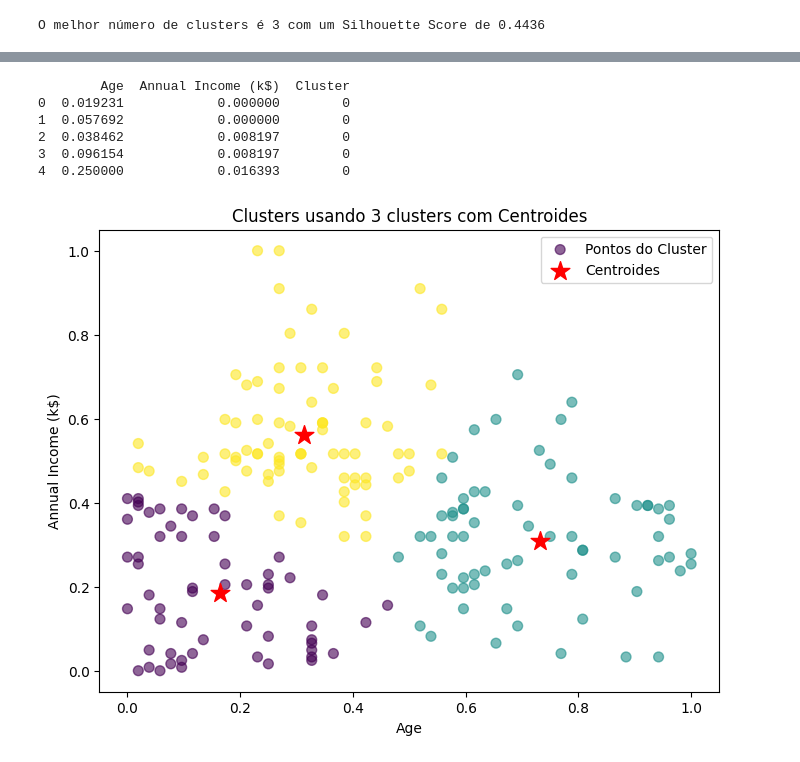
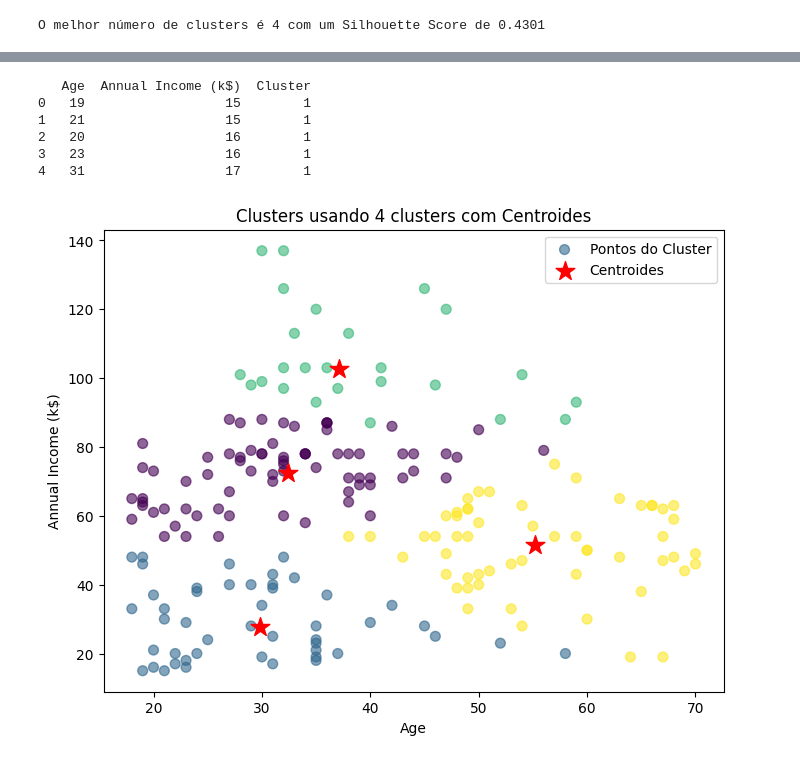
Before and after one commit to HenriqueMLyrio/C-means-Mall-Customers, a Jupyter notebook: C-means.ipynb, the cells around one changed output, grey strips where cells are left out. Saved outputs shown, nothing was run; the diff lists cells and outputs as text; code cells hidden in the pictures.

Commit message:
pequenas modificações no data

```diff
--- a/C-means.ipynb
+++ b/C-means.ipynb
@@ -4,6 +4,8 @@ import pandas as pd
 from fcmeans import FCM
 from sklearn.metrics import silhouette_score
 import matplotlib.pyplot as plt
+
+data = pd.read_csv('Mall_customers.csv')
 
 def plot_silhouette_scores(data):
     silhouette_scores = []
@@ -85,4 +87,4 @@ plt.title(f'Clusters usando {best_k} clusters com Centroides')
 plt.legend()
 plt.show()
 # %% [output]
-O melhor número de clusters é 3 com um Silhouette Score de 0.4436
+O melhor número de clusters é 4 com um Silhouette Score de 0.4301
@@ -90,7 +92,7 @@ O melhor número de clusters é 3 com um Silhouette Score de 0.4436
-        Age  Annual Income (k$)  Cluster
-0  0.019231            0.000000        0
-1  0.057692            0.000000        0
-2  0.038462            0.008197        0
-3  0.096154            0.008197        0
-4  0.250000            0.016393        0
+   Age  Annual Income (k$)  Cluster
+0   19                  15        1
+1   21                  15        1
+2   20                  16        1
+3   23                  16        1
+4   31                  17        1
-[figure, old version]
+[figure, new version]
```
Also changed, not shown: parts of 1 cell of this notebook.
